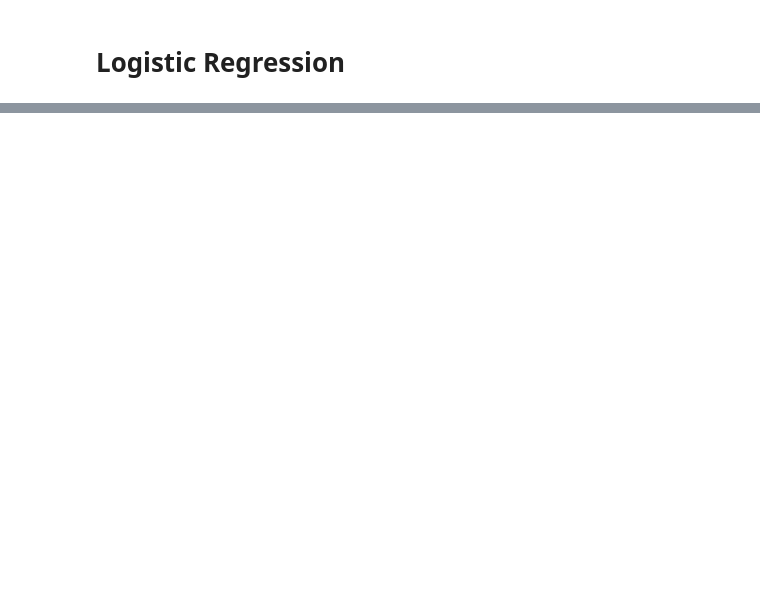
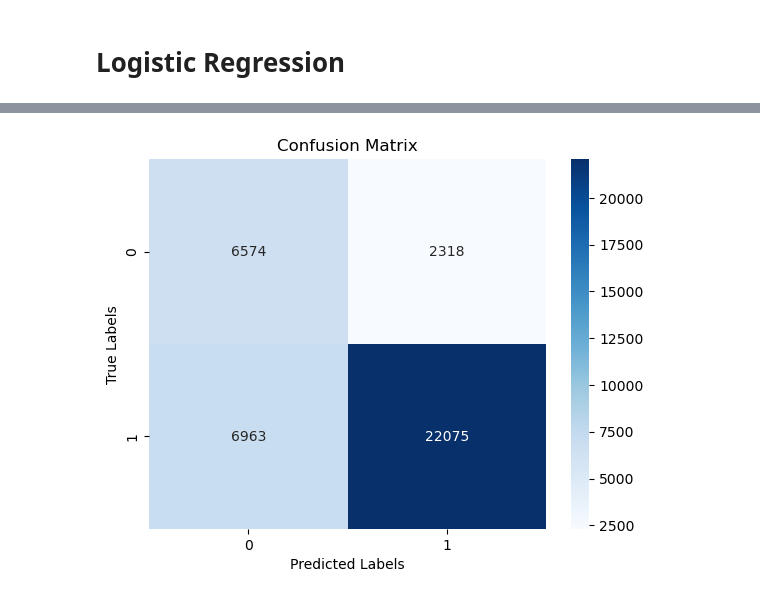
Before and after one commit to behruzgurbanli/CSCI4734_2024F_10551_PROJECT_8, a Jupyter notebook: CSCI4734_2024F_10551_PROJECT_CODE_8.ipynb, the cells around one changed output, grey strips where cells are left out. Drawn from its saved outputs; the diff is of its cells as text; code cells hidden in the pictures; blank space fills up the shorter version.

```diff
--- a/CSCI4734_2024F_10551_PROJECT_CODE_8.ipynb
+++ b/CSCI4734_2024F_10551_PROJECT_CODE_8.ipynb
@@ -879,0 +930,10 @@ lr = LogisticRegression(
+# %%
+# Confusion Matrix
+plt.figure()
+sns.heatmap(confusion_matrix(y_test, y_pred_lr), annot=True, fmt='d', cmap='Blues')
+plt.title('Confusion Matrix')
+plt.xlabel('Predicted Labels')
+plt.ylabel('True Labels')
+plt.show()
+# %% [output]
+[figure, added]
```
Also changed, not shown: parts of 12 cells of this notebook.
